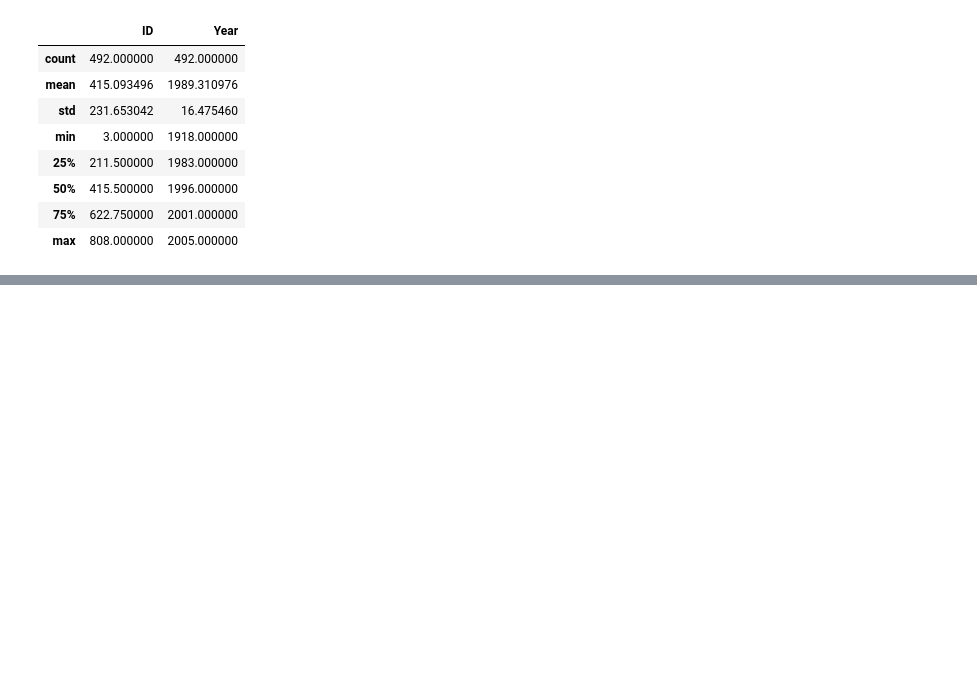
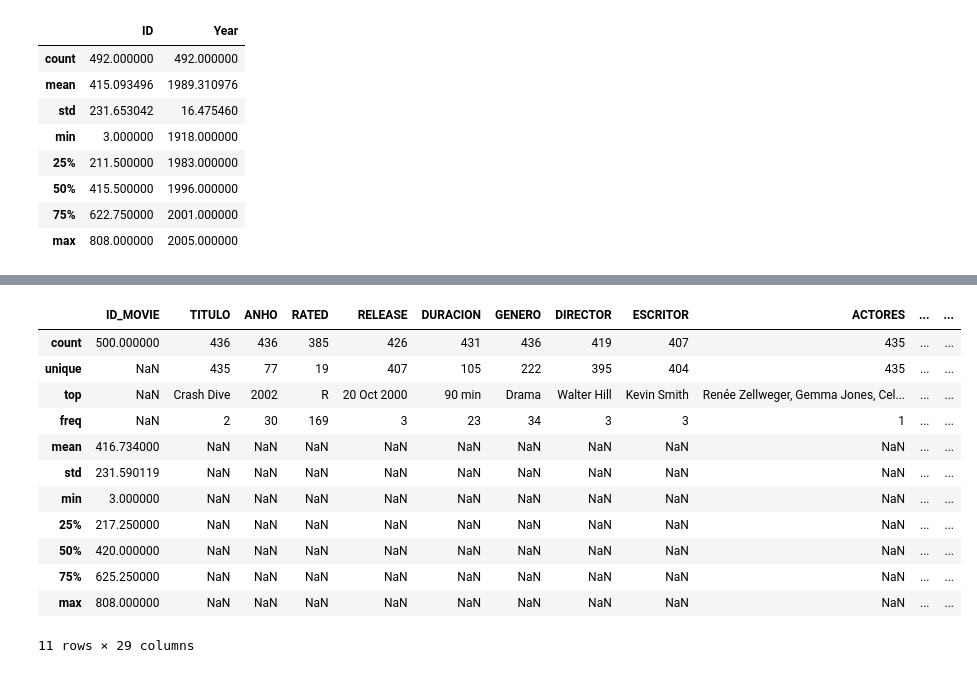
Before and after one commit to Gonxolo/DreamTeam, a Jupyter notebook: combined_data.ipynb, the cells around one changed output, grey strips where cells are left out. Saved outputs shown, nothing was run; the diff lists cells and outputs as text; code cells hidden in the pictures; blank space fills up the shorter version.

```diff
--- a/combined_data.ipynb
+++ b/combined_data.ipynb
@@ -252,0 +305,16 @@ df3.describe()
+# %%
+df4.describe(include="all")
+# %% [output]
+|  | ID_MOVIE | TITULO | ANHO | RATED | RELEASE | DURACION | GENERO | DIRECTOR | ESCRITOR | ACTORES | ... | ... |
+| count | 500.000000 | 436 | 436 | 385 | 426 | 431 | 436 | 419 | 407 | 435 | ... | ... |
+| unique | NaN | 435 | 77 | 19 | 407 | 105 | 222 | 395 | 404 | 435 | ... | ... |
+| top | NaN | Crash Dive | 2002 | R | 20 Oct 2000 | 90 min | Drama | Walter Hill | Kevin Smith | Renée Zellweger, Gemma Jones, Cel... | ... | ... |
+| freq | NaN | 2 | 30 | 169 | 3 | 23 | 34 | 3 | 3 | 1 | ... | ... |
+| mean | 416.734000 | NaN | NaN | NaN | NaN | NaN | NaN | NaN | NaN | NaN | ... | ... |
+| std | 231.590119 | NaN | NaN | NaN | NaN | NaN | NaN | NaN | NaN | NaN | ... | ... |
+| min | 3.000000 | NaN | NaN | NaN | NaN | NaN | NaN | NaN | NaN | NaN | ... | ... |
+| 25% | 217.250000 | NaN | NaN | NaN | NaN | NaN | NaN | NaN | NaN | NaN | ... | ... |
+| 50% | 420.000000 | NaN | NaN | NaN | NaN | NaN | NaN | NaN | NaN | NaN | ... | ... |
+| 75% | 625.250000 | NaN | NaN | NaN | NaN | NaN | NaN | NaN | NaN | NaN | ... | ... |
+| max | 808.000000 | NaN | NaN | NaN | NaN | NaN | NaN | NaN | NaN | NaN | ... | ... |
+11 rows × 29 columns
```
Also changed, not shown: parts of 18 cells of this notebook.
